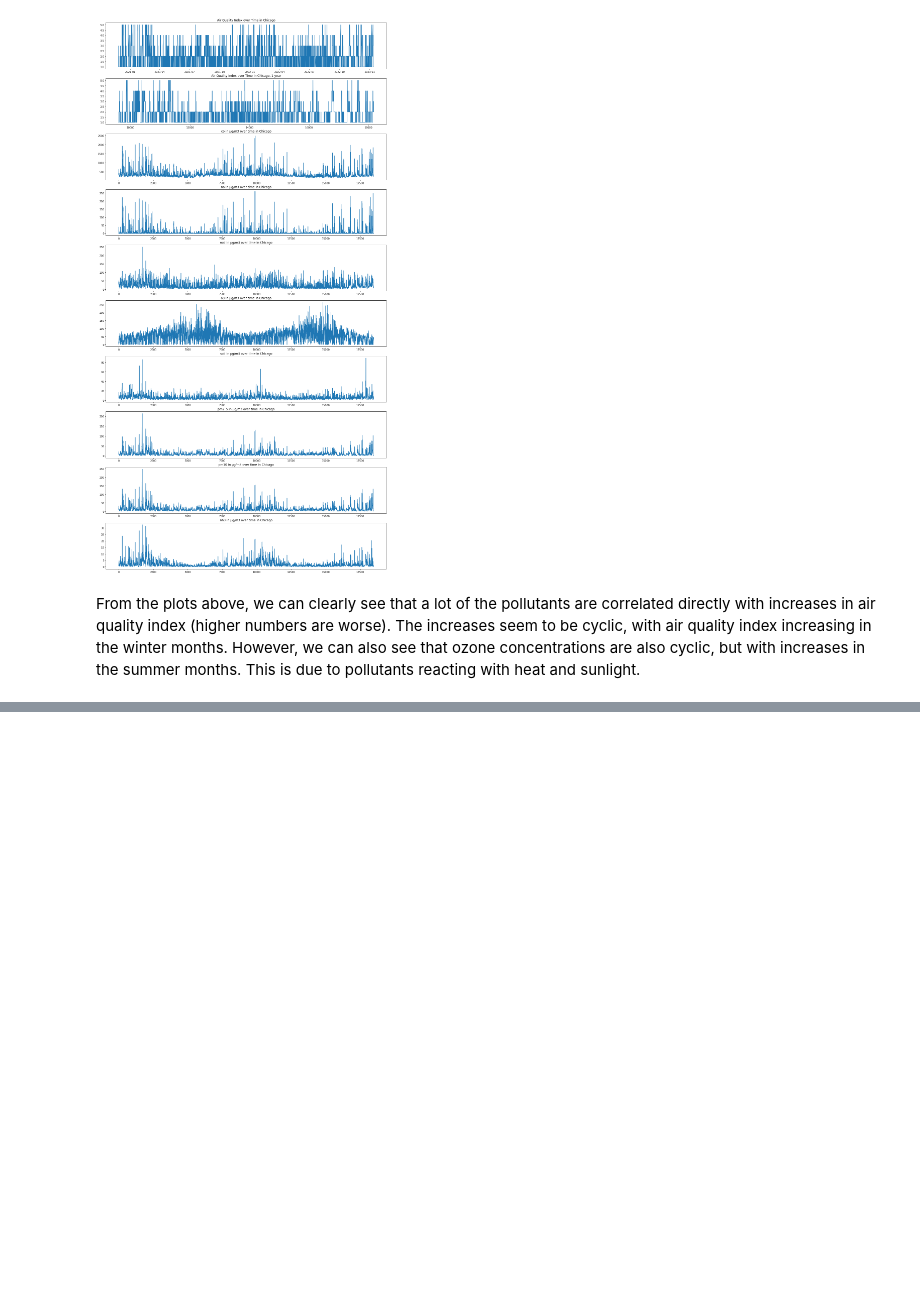
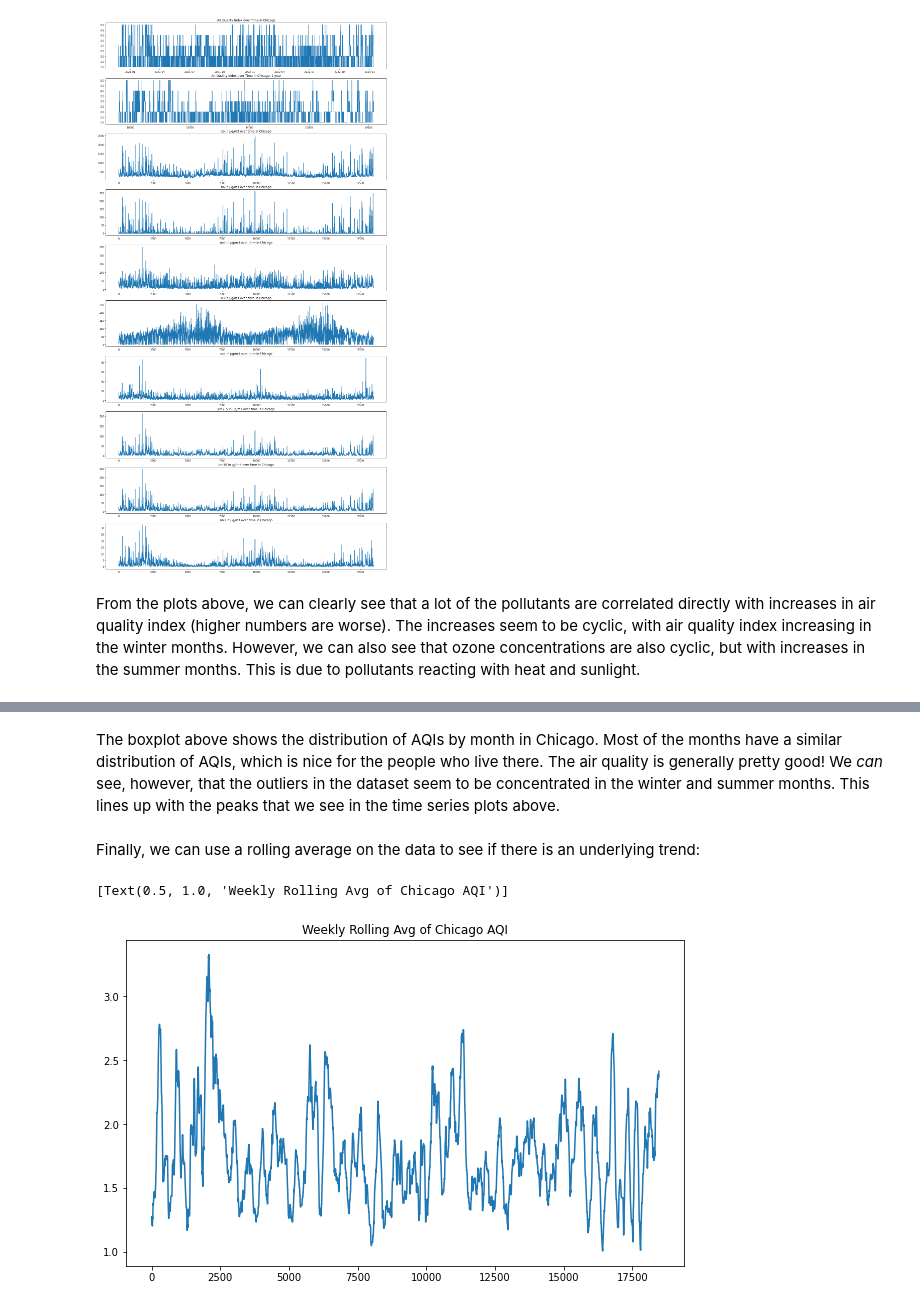
Before and after one commit to achi113s/AQIPrediction, a Jupyter notebook: planning.ipynb, the cells around one changed output, grey strips where cells are left out. Saved outputs shown, nothing was run; the diff lists cells and outputs as text; code cells hidden in the pictures; blank space fills up the shorter version.

```diff
--- a/planning.ipynb
+++ b/planning.ipynb
@@ -207,0 +207,15 @@ dtype('<M8[ns]')
+# %% [markdown]
+The boxplot above shows the distribution of AQIs by month in Chicago. Most of the months have a similar distribution of AQIs, which is nice for the people who live there. The air quality is generally pretty good! We *can* see, however, that the outliers in the dataset seem to be concentrated in the winter and summer months. This lines up with the peaks that we see in the time series plots above.
+# %% [markdown]
+Finally, we can use a rolling average on the data to see if there is an underlying trend:
+# %%
+hours = 7*24
+rolling_avg = data[['aqi']].rolling(window=hours, center=True, min_periods=int(hours/2)).mean()
+rolling_avg
+
+fig, ax1 = plt.subplots(figsize=(10,6))
+ax1.plot(range(len(rolling_avg['aqi'])), rolling_avg['aqi'])
+ax1.set(title='Weekly Rolling Avg of Chicago AQI')
+# %% [output]
+[Text(0.5, 1.0, 'Weekly Rolling Avg of Chicago AQI')]
+[figure, added]
```
Also changed, not shown: parts of 3 cells of this notebook.
